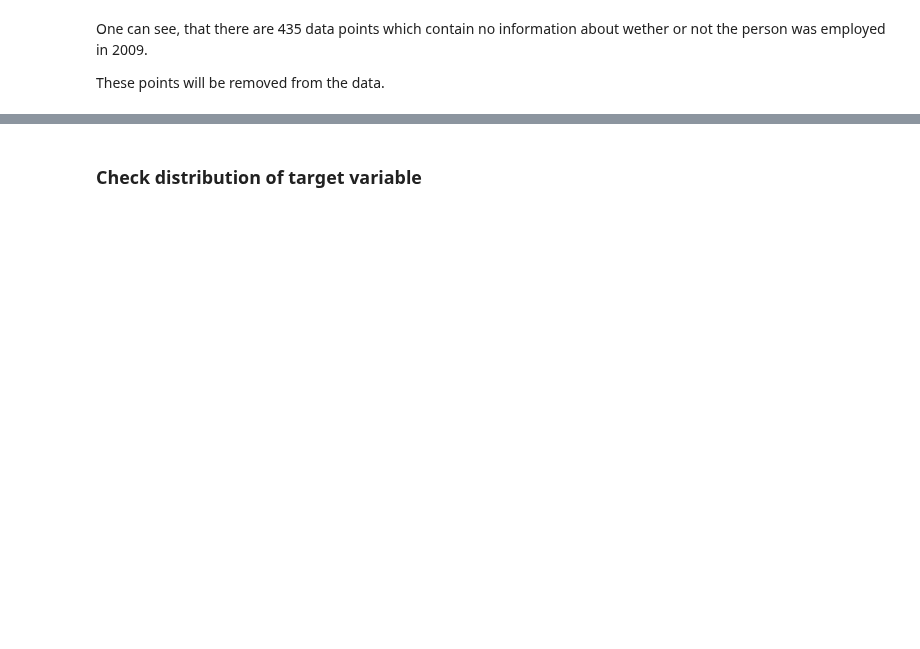
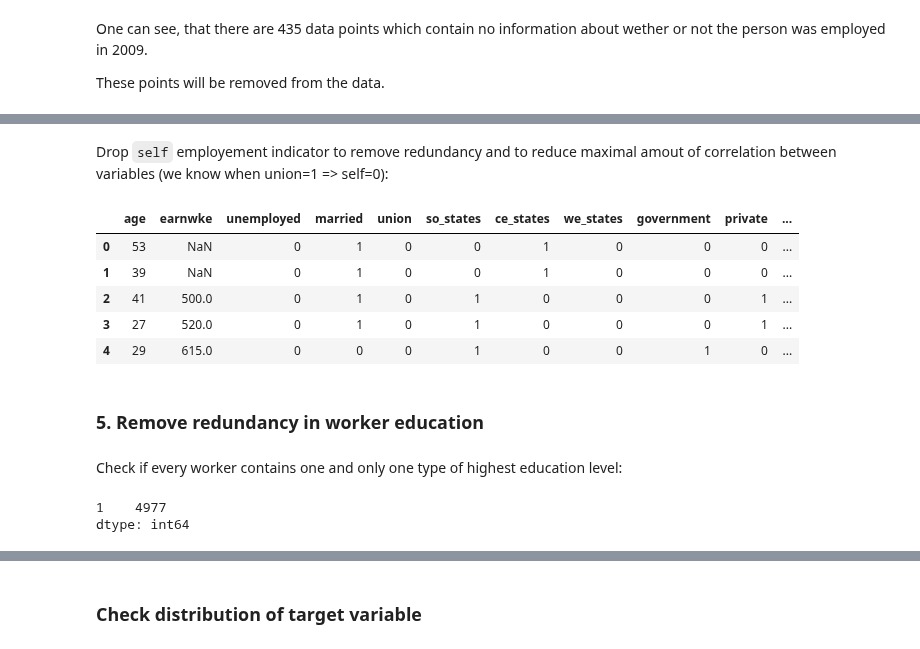
Before and after one commit to u-adrian/PSDA, a Jupyter notebook: 01_Exercise/Aufgabe_3.ipynb, the cells around one changed output, grey strips where cells are left out. Drawn from its saved outputs; the diff is of its cells as text; code cells hidden in the pictures; blank space fills up the shorter version.

```diff
--- a/01_Exercise/Aufgabe_3.ipynb
+++ b/01_Exercise/Aufgabe_3.ipynb
@@ -70,0 +140,21 @@ employment.head()
+# %% [markdown]
+Drop `self` employement indicator to remove redundancy and to reduce maximal amout of correlation between variables (we know when union=1 => self=0):
+# %%
+employment.drop(columns="self", inplace=True)
+employment.head()
+# %% [output]
+|  | age | earnwke | unemployed | married | union | so_states | ce_states | we_states | government | private | ... |
+| 0 | 53 | NaN | 0 | 1 | 0 | 0 | 1 | 0 | 0 | 0 | ... |
+| 1 | 39 | NaN | 0 | 1 | 0 | 0 | 1 | 0 | 0 | 0 | ... |
+| 2 | 41 | 500.0 | 0 | 1 | 0 | 1 | 0 | 0 | 0 | 1 | ... |
+| 3 | 27 | 520.0 | 0 | 1 | 0 | 1 | 0 | 0 | 0 | 1 | ... |
+| 4 | 29 | 615.0 | 0 | 0 | 0 | 1 | 0 | 0 | 1 | 0 | ... |
+# %% [markdown]
+### 5. Remove redundancy in worker education
+# %% [markdown]
+Check if every worker contains one and only one type of highest education level:
+# %%
+employment[["educ_lths", "educ_hs", "educ_somecol", "educ_aa", "educ_bac", "educ_adv"]].sum(axis=1).value_counts()
+# %% [output]
+1    4977
+dtype: int64
```
Also changed, not shown: parts of 42 cells of this notebook.
